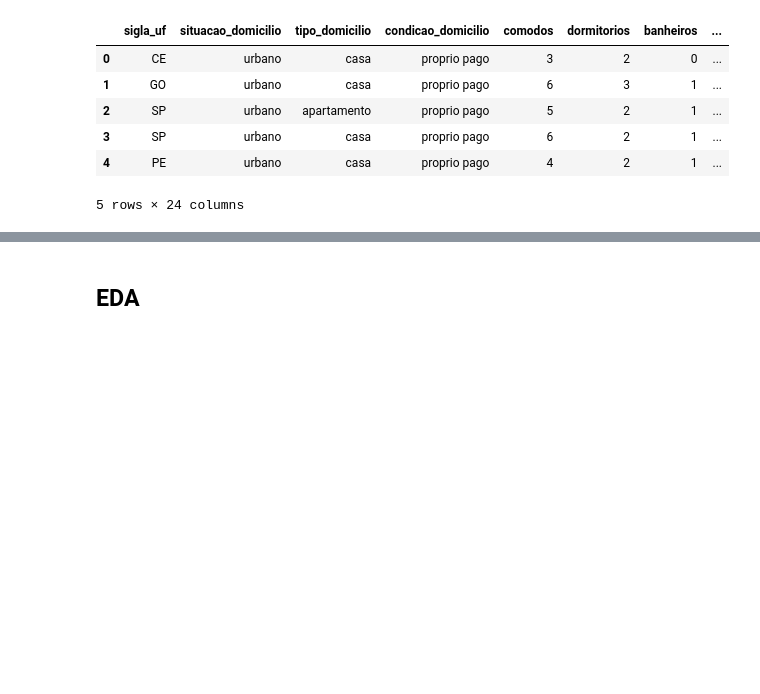
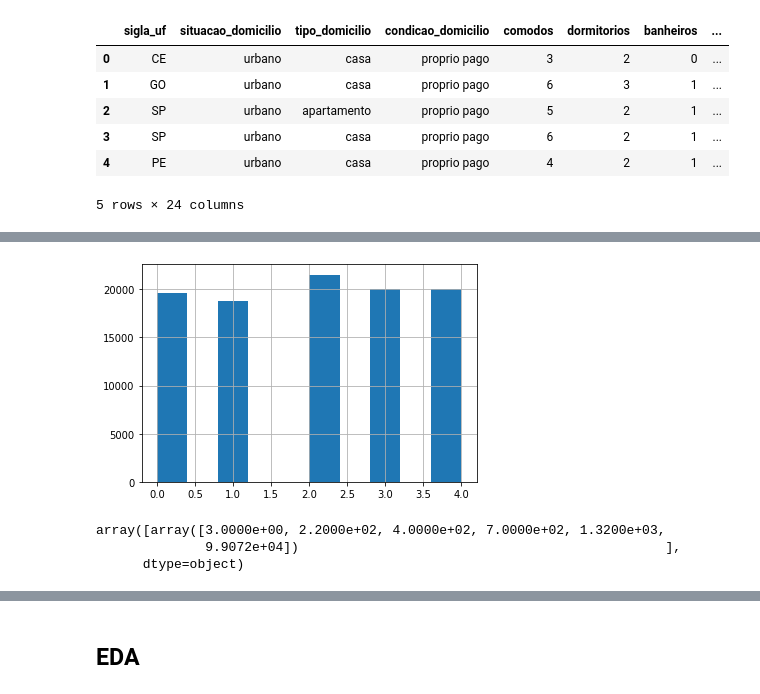
Before and after one commit to franklinzppa/renda-censo-regressao, a Jupyter notebook: renda-reg.ipynb, the cells around one changed output, grey strips where cells are left out. Drawn from its saved outputs; the diff is of its cells as text; code cells hidden in the pictures; blank space fills up the shorter version.

```diff
--- a/renda-reg.ipynb
+++ b/renda-reg.ipynb
@@ -224,0 +229,19 @@ X_train, X_val, y_train, y_val = train_test_split(X_train_val, y_train_val, test
+# %%
+from sklearn.preprocessing import KBinsDiscretizer
+
+kbins = KBinsDiscretizer(n_bins=5, encode='ordinal', strategy='quantile')
+
+df["rendimento_cat"] = kbins.fit_transform(df.rendimento.to_numpy().reshape(-1, 1))
+
+df["rendimento_cat"].hist()
+plt.show()
+# %% [output]
+[figure, added]
+# %%
+# Checando os bins criados
+
+kbins.bin_edges_
+# %% [output]
+array([array([3.0000e+00, 2.2000e+02, 4.0000e+02, 7.0000e+02, 1.3200e+03,
+              9.9072e+04])                                               ],
+      dtype=object)
```
Also changed, not shown: parts of 24 cells of this notebook.
